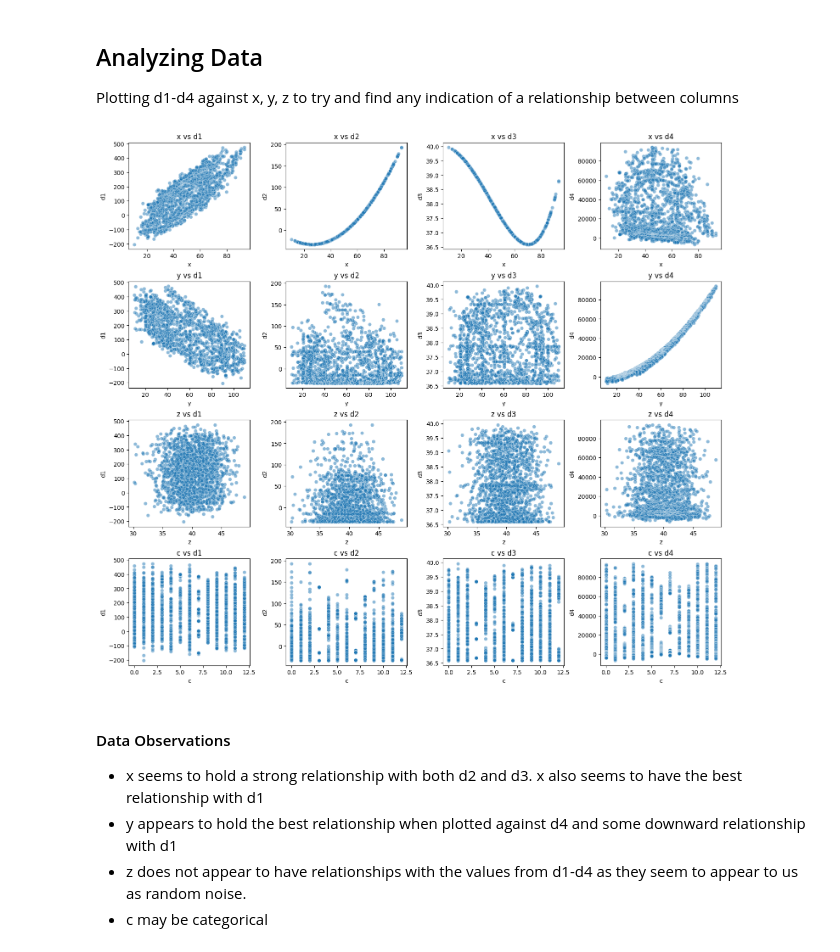
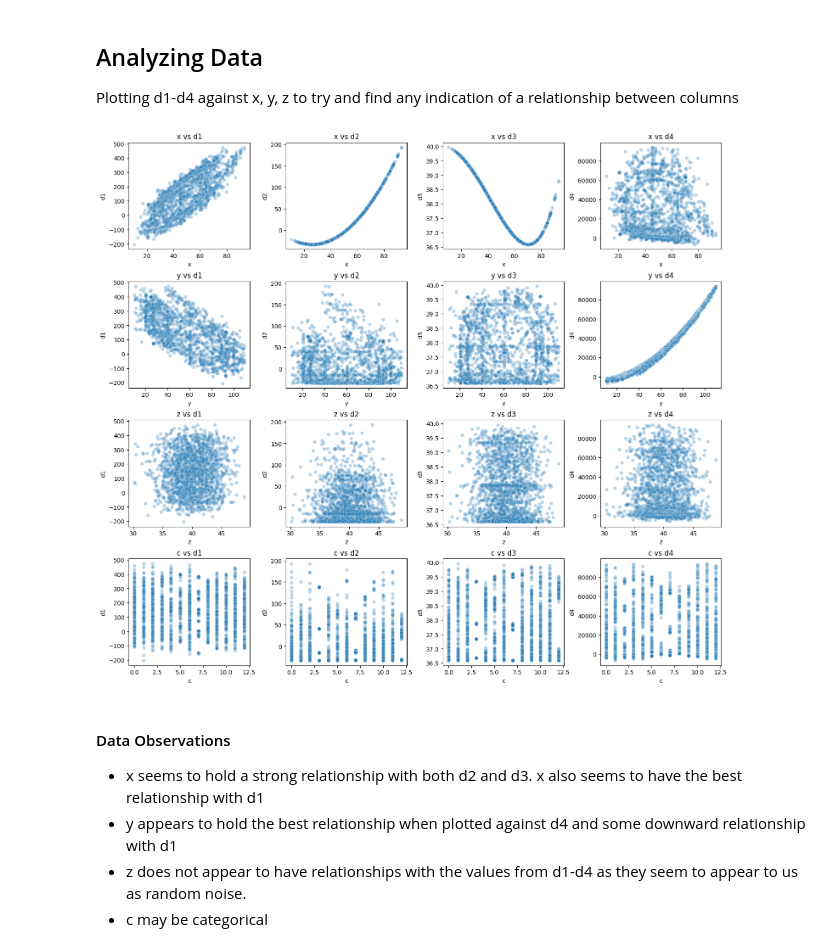
Before and after one commit to janaeF/CS577_HW-4, a Jupyter notebook: hw4/src/assignment4.ipynb, the cells around one changed output. Drawn from its saved outputs; the diff is of its cells as text; code cells hidden in the pictures.

```diff
--- a/hw4/src/assignment4.ipynb
+++ b/hw4/src/assignment4.ipynb
@@ -117,26 +118,26 @@ Plotting d1-d4 against x, y, z to try and find any indication of a relationship
 # %%
 xyzc = ['x', 'y', 'z', 'c']
 d1_to_d4 = ['d1', 'd2', 'd3', 'd4']
 
 #When displaying plots, compare with x,y,z being row and d1-d4 being col
 #I want to display eveything side by side for easy comparison
 fig, ax = plt.subplots(4, 4, figsize=(18, 16))
 
 #print
 for i in range(len(xyzc)):
     for j in range(len(d1_to_d4)):
         row = xyzc[i]
         col = d1_to_d4[j]
 
-        sns.scatterplot(x=ds[row], y=ds[col], ax=ax[i, j], alpha=0.5)
+        sns.scatterplot(x=ds[row], y=ds[col], ax=ax[i, j], alpha=0.3)
         ax[i, j].set_xlabel(row)
         ax[i, j].set_ylabel(col)
         ax[i, j].set_title(f"{row} vs {col}")
 
 plt.subplots_adjust(wspace = 0.3, hspace=0.3)
 plt.show()
 # %% [output]
-[figure, old version]
+[figure, new version]
 # %% [markdown]
 #### Data Observations
 *   x seems to hold a strong relationship with both d2 and d3. x also seems to have the best relationship with d1
```
Also changed, not shown: parts of 8 cells of this notebook.
